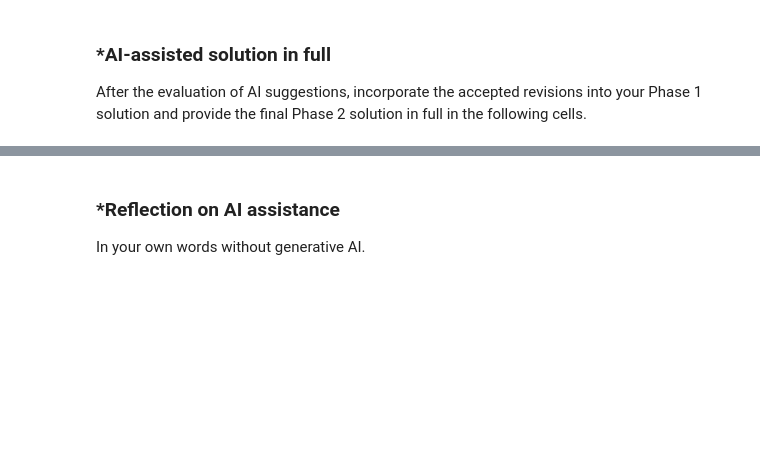
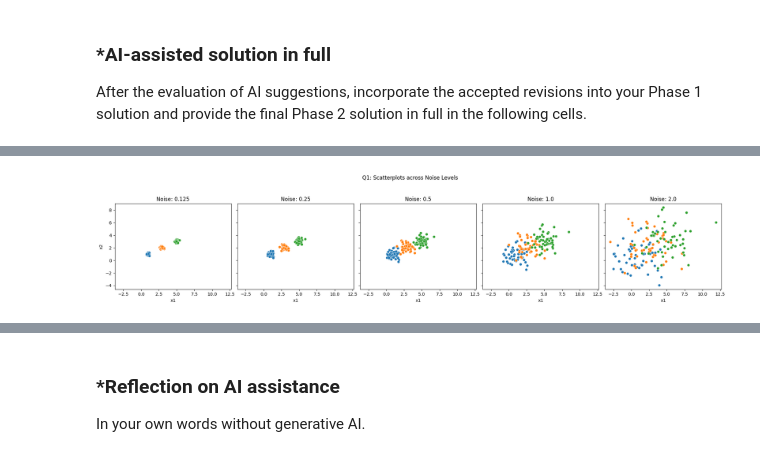
Before and after one commit to AshleyH2026/A04-clustering, a Jupyter notebook: A04.ipynb, the cells around one changed output, grey strips where cells are left out. Drawn from its saved outputs; the diff is of its cells as text; code cells hidden in the pictures; blank space fills up the shorter version.

```diff
--- a/A04.ipynb
+++ b/A04.ipynb
@@ -499,0 +526,87 @@ After the evaluation of AI suggestions, incorporate the accepted revisions into
+# %%
+# Your Phase 2 solution to the problem goes here.
+
+# Question 1:
+print("Question 1: \n")
+
+# Import
+import numpy as np
+import pandas as pd
+import seaborn as sns
+from sklearn.cluster import KMeans
+import matplotlib.pyplot as plt
+
+# Pasted provided code
+
+def createData(noise,N=50):
+    np.random.seed(100) # Set the seed for replicability
+    # Generate (x1,x2,g) triples:
+    X1 = np.array([np.random.normal(1,noise,N),np.random.normal(1,noise,N)])
+    X2 = np.array([np.random.normal(3,noise,N),np.random.normal(2,noise,N)])
+    X3 = np.array([np.random.normal(5,noise,N),np.random.normal(3,noise,N)])
+    # Concatenate into one data frame
+    gdf1 = pd.DataFrame({'x1':X1[0,:],'x2':X1[1,:],'group':'a'})
+    gdf2 = pd.DataFrame({'x1':X2[0,:],'x2':X2[1,:],'group':'b'})
+    gdf3 = pd.DataFrame({'x1':X3[0,:],'x2':X3[1,:],'group':'c'})
+    df = pd.concat([gdf1,gdf2,gdf3],axis=0)
+    return df
+
+# Store datasets in a dictionary for easy iteration
+datasets = {
+    'df0_125': createData(0.125),
+    'df0_25': createData(0.25),
+    'df0_5': createData(0.5),
+    'df1_0': createData(1.0),
+    'df2_0': createData(2.0)
+}
+
+# AI helper function
+def get_sse(df, features):
+    unscaled = df.loc[:, features]
+    mins = unscaled.min()
+    ranges = unscaled.max() - mins
+    X = (unscaled - mins) / ranges
+
+    ks = np.arange(1, 11)
+    sse = [
+        KMeans(n_clusters=k, max_iter=300, n_init=10, random_state=0)
+        .fit(X).inertia_
+        for k in ks
+    ]
+    return ks, sse
+
+# 1. Scatterplots in a clean 1x5 subplot grid
+fig, axes = plt.subplots(1, 5, figsize=(20, 4), sharex=True, sharey=True)
+for ax, (name, df) in zip(axes, datasets.items()):
+    sns.scatterplot(data=df, x="x1", y="x2", hue="group", ax=ax, legend=False)
+    ax.set_title(f"Noise: {name.replace('df', '').replace('_', '.')}")
+plt.suptitle("Q1: Scatterplots across Noise Levels", y=1.05)
+plt.tight_layout()
+plt.show()
+
+# 2. Scree plots on a single canvas for direct comparison (as suggested in the prompt)
+plt.figure(figsize=(8, 5))
+for name, df in datasets.items():
+    ks, sse = get_sse(df, ["x1", "x2"])
+    sns.lineplot(x=ks, y=sse, label=name)
+plt.title("Scree Plots for All Noise Levels")
+plt.xlabel("k")
+plt.ylabel("SSE")
+plt.legend()
+plt.show()
+
+# Explanation
+print("""
+For the scatterplots, as noise goes up, the data becomes more and more spread out - making it less hard to see groups in the data.
+As the noise goes down, however, we can see more distinct groups and trends.
+
+For the scree plots, as noise decreases, the where the SSE drops the most becomes more distinct.
+As noise increases, this first drop in SSE becomes less and less dramatic.
+In other words, the "elbow" becomes more pronounced, making it easier to choose a k value.
+
+The idea behind the "elbow" show the least amount of clusters that provide you the lowest SSE,
+or the most dramatic decrease in SSE. You don't want to choose too many clusters because you don't
+want to overfit the data and give too much influence to noise. So, we use the elbow to find the
+best point where there are just enough clusters to lower the SSE while also not overfitting the data.
+""")
+# %% [output]
@@ -499,0 +614 @@ After the evaluation of AI suggestions, incorporate the accepted revisions into
+[figure, added]
```
Also changed, not shown: parts of 12 cells of this notebook.
